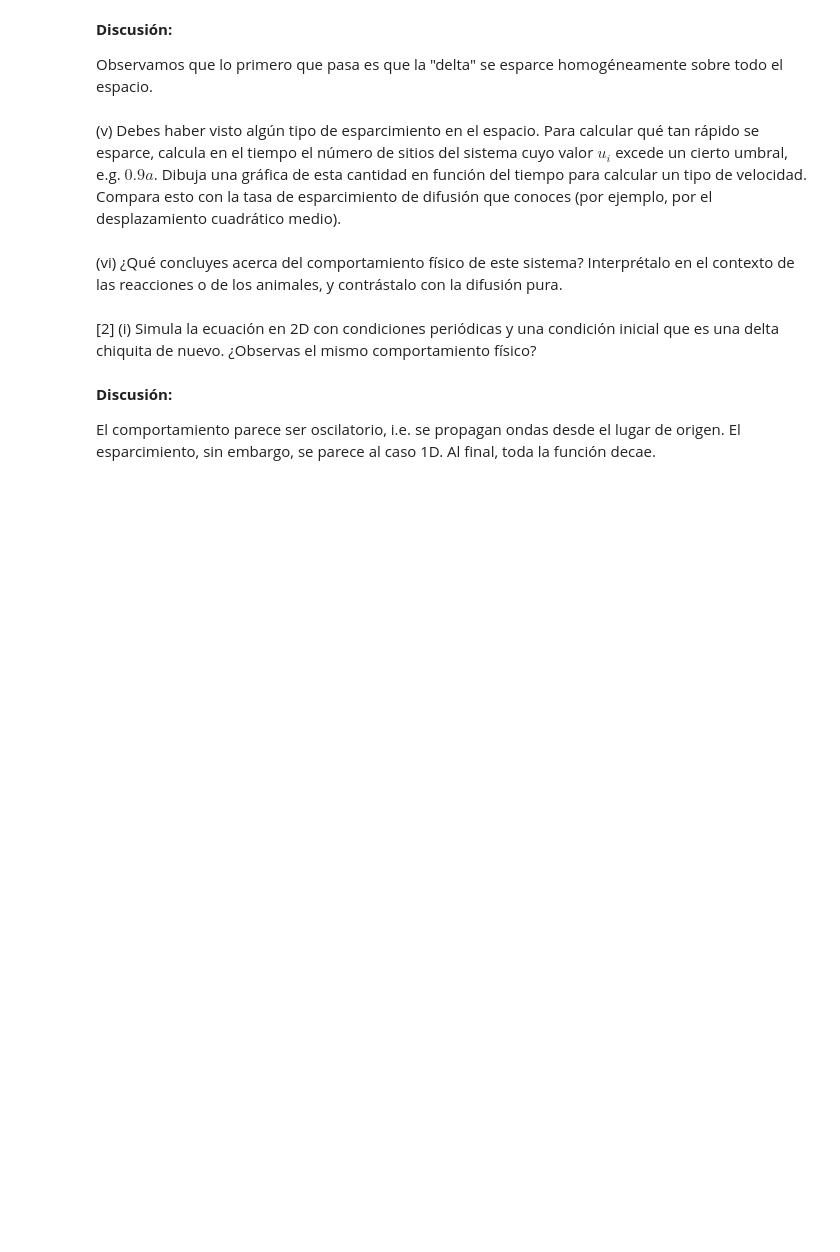
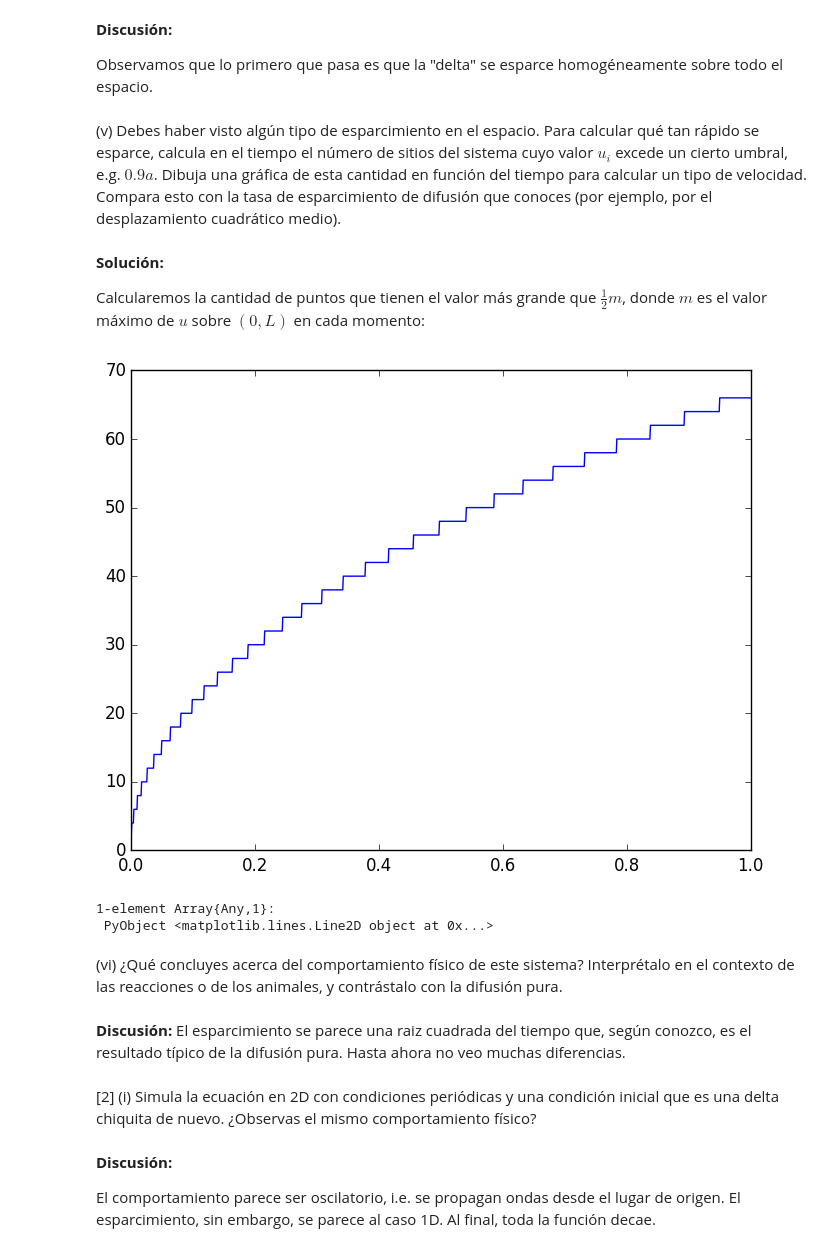
Before and after one commit to ivan-galinskiy/fisica_computacional, a Jupyter notebook: tareas/Tarea 09.ipynb, the cells around one changed output. Cells and saved outputs as stored; diff of their text form; code cells hidden in the pictures; blank space fills up the shorter version.

```diff
--- a/tareas/Tarea 09.ipynb
+++ b/tareas/Tarea 09.ipynb
@@ -136,8 +154,30 @@ title("Evolución de la ecuación de reacción-difusión (cond. periódicas)")
 Observamos que lo primero que pasa es que la "delta" se esparce homogéneamente sobre todo el espacio.
 # %% [markdown]
 (v) Debes haber visto algún tipo de esparcimiento en el espacio. Para calcular qué tan rápido se esparce, calcula en el tiempo el número de sitios del sistema cuyo valor $u_i$ excede un cierto umbral, e.g. $0.9a$. Dibuja una gráfica de esta cantidad en función del tiempo para calcular un tipo de velocidad. Compara esto con la tasa de esparcimiento de difusión que conoces (por ejemplo, por el desplazamiento cuadrático medio).
+# %% [markdown]
+**Solución:**
+
+Calcularemos la cantidad de puntos que tienen el valor más grande que $\frac12 m$, donde $m$ es el valor máximo de $u$ sobre $(0, L)$ en cada momento:
+# %%
+# Calcular el ancho de una distribución
+
+
+function wid(arr)
+    m = maximum(collect(arr), 1)[1]
+    return size(find( x-> (x > 0.5*m), arr))[1]
+end
+
+wid_evol = [wid(mesh2[i,:]) for i in 1:N_T2]
+plot(linspace(0, T2, N_T2), wid_evol, "-")
+# %% [output]
+[figure, added]
+1-element Array{Any,1}:
+ PyObject <matplotlib.lines.Line2D object at 0x...>
 # %% [markdown]
 (vi) ¿Qué concluyes acerca del comportamiento físico de este sistema? Interprétalo en el contexto de las reacciones o de los animales, y contrástalo con la difusión pura.
+# %% [markdown]
+**Discusión:**
+ El esparcimiento se parece una raiz cuadrada del tiempo que, según conozco, es el resultado típico de la difusión pura. Hasta ahora no veo muchas diferencias.
 # %% [markdown]
 [2] (i) Simula la ecuación en 2D con condiciones periódicas y una condición inicial que es una delta chiquita de nuevo. ¿Observas el mismo comportamiento físico?
 # %%
```
Also changed, not shown: parts of 3 cells of this notebook.
